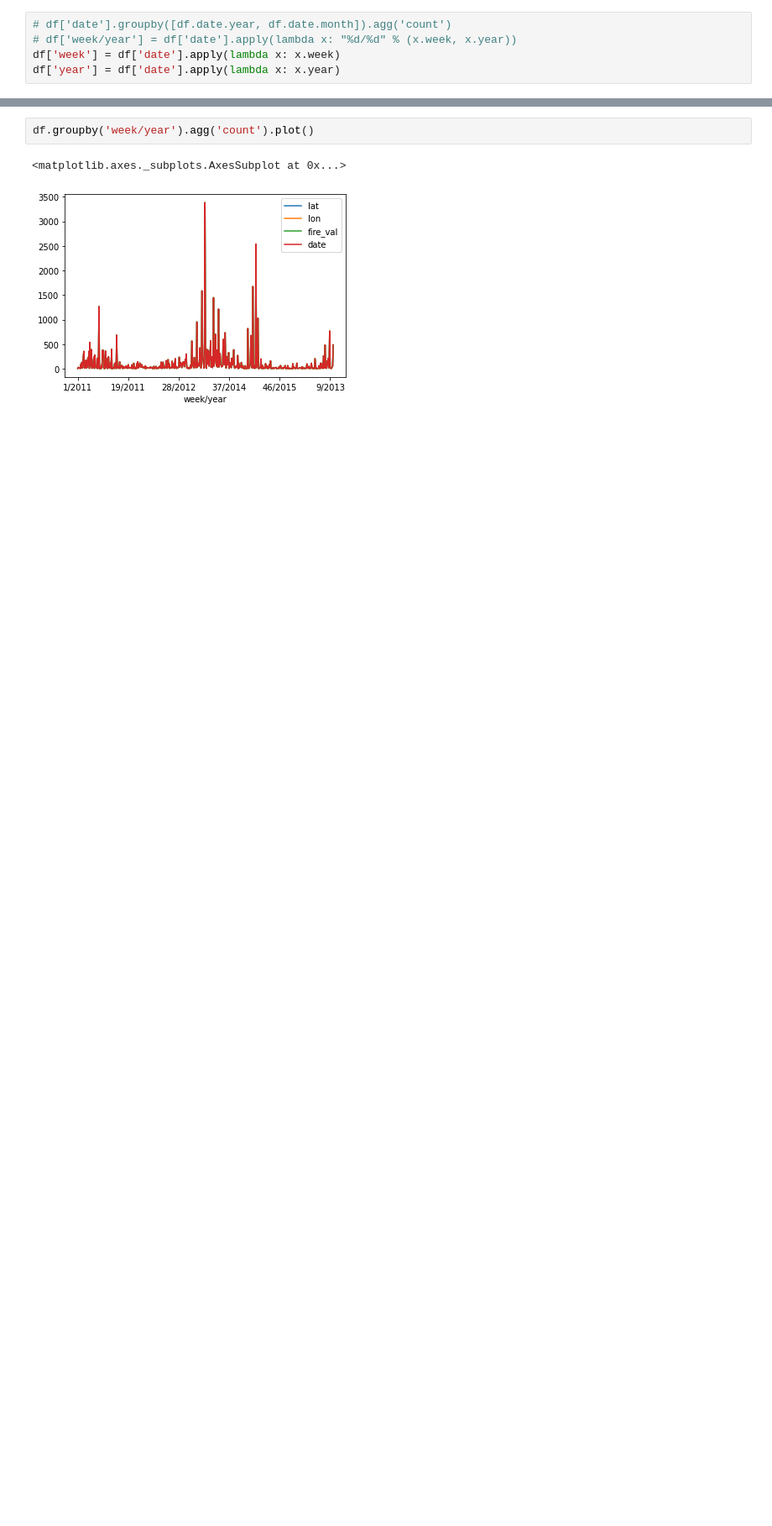
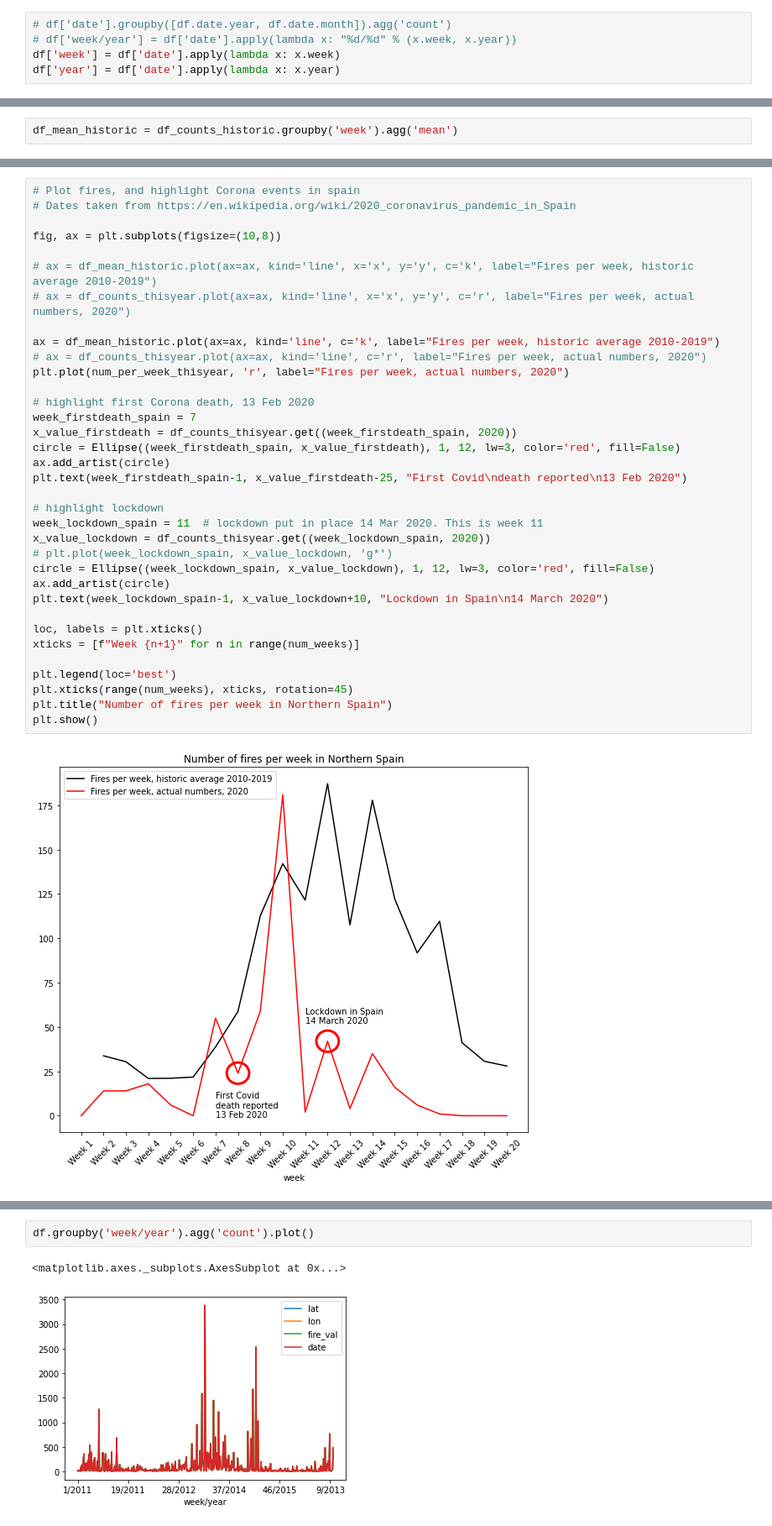
Before and after one commit to floriandotpy/fire-tourism, a Jupyter notebook: corona_fire.ipynb, the cells around one changed output, grey strips where cells are left out. Shown: that part at 84% size. Saved outputs shown, nothing was run; the diff lists cells and outputs as text; blank space fills up the shorter version.

```diff
--- a/corona_fire.ipynb
+++ b/corona_fire.ipynb
@@ -32,0 +62,2 @@ dtype('int64')
+# %%
+df_mean_historic = df_counts_historic.groupby('week').agg('mean')
@@ -33,3 +104,40 @@ dtype('int64')
+# %%
+# Plot fires, and highlight Corona events in spain
+# Dates taken from https://en.wikipedia.org/wiki/2020_coronavirus_pandemic_in_Spain
+
+fig, ax = plt.subplots(figsize=(10,8))
+
+# ax = df_mean_historic.plot(ax=ax, kind='line', x='x', y='y', c='k', label="Fires per week, historic average 2010-2019")
+# ax = df_counts_thisyear.plot(ax=ax, kind='line', x='x', y='y', c='r', label="Fires per week, actual numbers, 2020")
+
+ax = df_mean_historic.plot(ax=ax, kind='line', c='k', label="Fires per week, historic average 2010-2019")
+# ax = df_counts_thisyear.plot(ax=ax, kind='line', c='r', label="Fires per week, actual numbers, 2020")
+plt.plot(num_per_week_thisyear, 'r', label="Fires per week, actual numbers, 2020")
+
+# highlight first Corona death, 13 Feb 2020
+week_firstdeath_spain = 7
+x_value_firstdeath = df_counts_thisyear.get((week_firstdeath_spain, 2020))
+circle = Ellipse((week_firstdeath_spain, x_value_firstdeath), 1, 12, lw=3, color='red', fill=False)
+ax.add_artist(circle)
+plt.text(week_firstdeath_spain-1, x_value_firstdeath-25, "First Covid\ndeath reported\n13 Feb 2020")
+
+# highlight lockdown
+week_lockdown_spain = 11  # lockdown put in place 14 Mar 2020. This is week 11
+x_value_lockdown = df_counts_thisyear.get((week_lockdown_spain, 2020))
+# plt.plot(week_lockdown_spain, x_value_lockdown, 'g*')
+circle = Ellipse((week_lockdown_spain, x_value_lockdown), 1, 12, lw=3, color='red', fill=False)
+ax.add_artist(circle)
+plt.text(week_lockdown_spain-1, x_value_lockdown+10, "Lockdown in Spain\n14 March 2020")
+
+loc, labels = plt.xticks()
+xticks = [f"Week {n+1}" for n in range(num_weeks)]
+
+plt.legend(loc='best')
+plt.xticks(range(num_weeks), xticks, rotation=45)
+plt.title("Number of fires per week in Northern Spain")
+plt.show()
+# %% [output]
+[figure, added]
 # %%
 fig, ax = plt.subplots()
 colors = {
```
Also changed, not shown: parts of 17 cells of this notebook.
